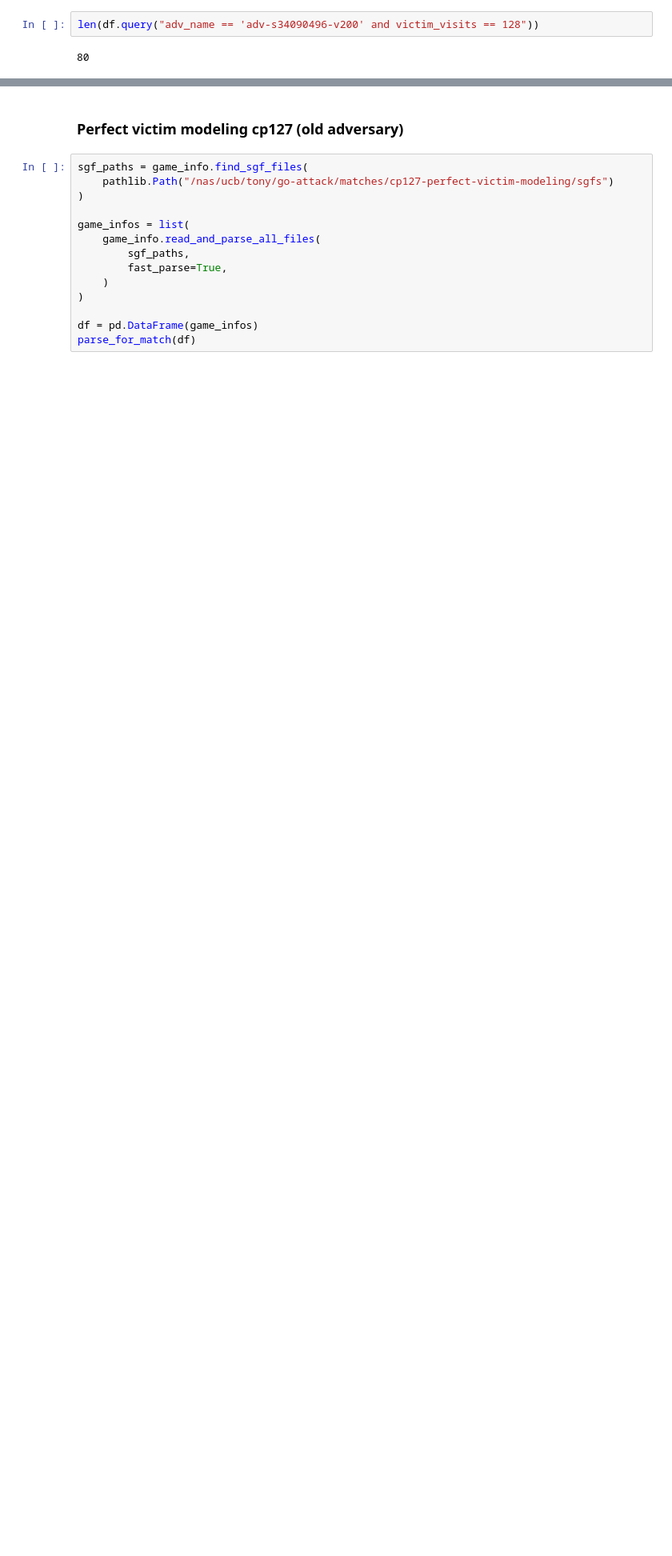
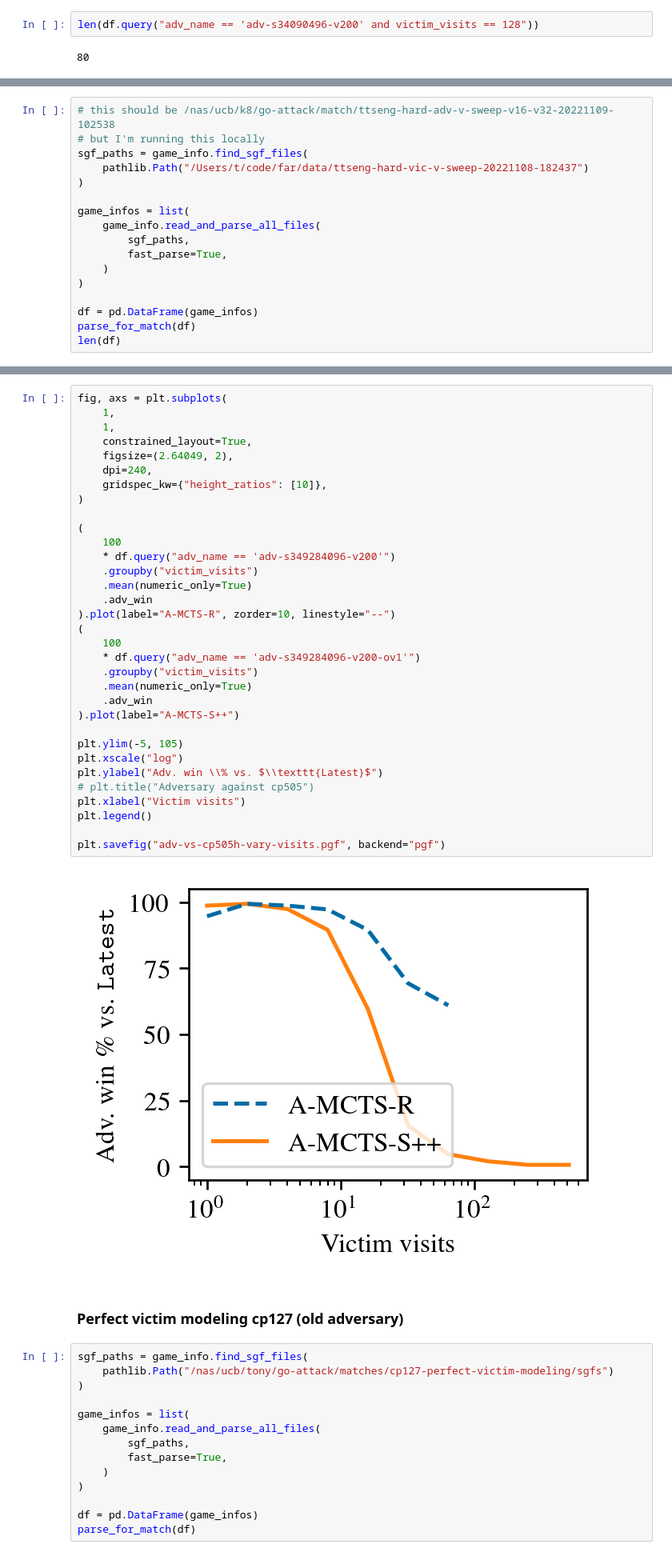
Before and after one commit to AlignmentResearch/KataGoVisualizer, a Jupyter notebook: notebooks/notebooks/iclr2022/plots.ipynb, the cells around one changed output, grey strips where cells are left out. Shown at 80% size. Cells and saved outputs as stored; diff of their text form; blank space fills up the shorter version.

Commit message:
iclr2022/plots: adv/vic visit sweep plots vs. cp505h

```diff
--- a/notebooks/notebooks/iclr2022/plots.ipynb
+++ b/notebooks/notebooks/iclr2022/plots.ipynb
@@ -172,0 +175,17 @@ plt.savefig("adv-vs-cp505-vary-visits.pgf", backend="pgf")
+# %%
+# this should be /nas/ucb/k8/go-attack/match/ttseng-hard-adv-v-sweep-v16-v32-20221109-102538
+# but I'm running this locally
+sgf_paths = game_info.find_sgf_files(
+    pathlib.Path("/Users/t/code/far/data/ttseng-hard-vic-v-sweep-20221108-182437")
+)
+
+game_infos = list(
+    game_info.read_and_parse_all_files(
+        sgf_paths,
+        fast_parse=True,
+    )
+)
+
+df = pd.DataFrame(game_infos)
+parse_for_match(df)
+len(df)
@@ -173,3 +205,38 @@ plt.savefig("adv-vs-cp505-vary-visits.pgf", backend="pgf")
+# %%
+fig, axs = plt.subplots(
+    1,
+    1,
+    constrained_layout=True,
+    figsize=(2.64049, 2),
+    dpi=240,
+    gridspec_kw={"height_ratios": [10]},
+)
+
+(
+    100
+    * df.query("adv_name == 'adv-s349284096-v200'")
+    .groupby("victim_visits")
+    .mean(numeric_only=True)
+    .adv_win
+).plot(label="A-MCTS-R", zorder=10, linestyle="--")
+(
+    100
+    * df.query("adv_name == 'adv-s349284096-v200-ov1'")
+    .groupby("victim_visits")
+    .mean(numeric_only=True)
+    .adv_win
+).plot(label="A-MCTS-S++")
+
+plt.ylim(-5, 105)
+plt.xscale("log")
+plt.ylabel("Adv. win \\% vs. $\\texttt{Latest}$")
+# plt.title("Adversary against cp505")
+plt.xlabel("Victim visits")
+plt.legend()
+
+plt.savefig("adv-vs-cp505h-vary-visits.pgf", backend="pgf")
+# %% [output]
+[figure, added]
 # %% [markdown]
 ### Perfect victim modeling cp127 (old adversary)
 # %%
```
Also changed, not shown: parts of 9 cells of this notebook.
